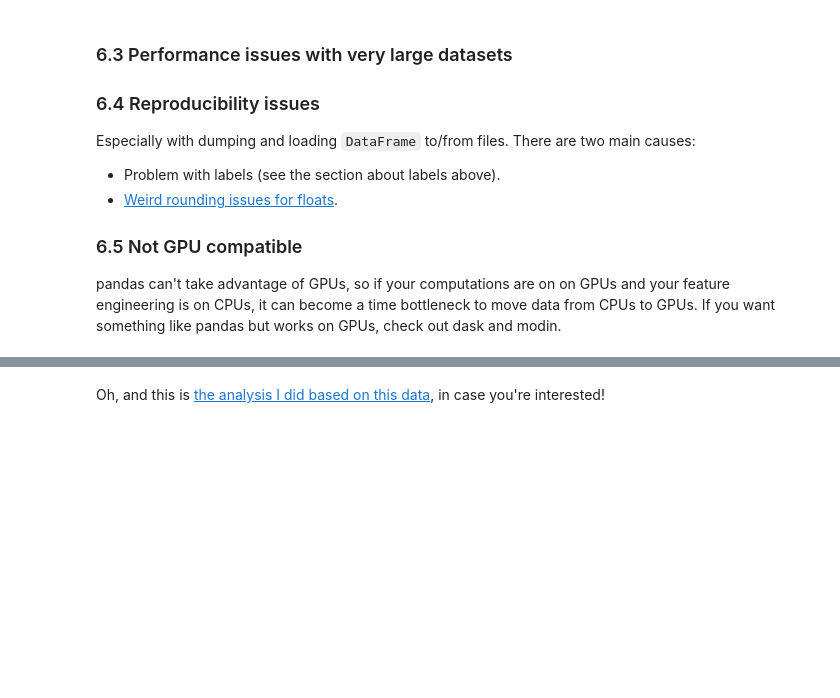
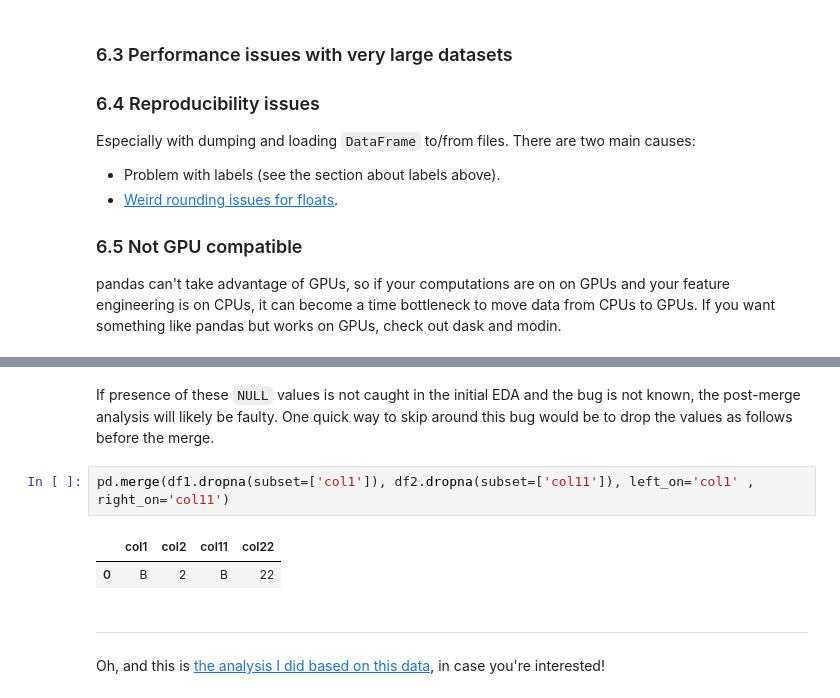
Before and after one commit to chiphuyen/just-pandas-things, a Jupyter notebook: just-pandas-things.ipynb, the cells around one changed output, grey strips where cells are left out. Drawn from its saved outputs; the diff is of its cells as text; blank space fills up the shorter version.

```diff
--- a/just-pandas-things.ipynb
+++ b/just-pandas-things.ipynb
@@ -637,2 +669,10 @@ pandas can't take advantage of GPUs, so if your computations are on on GPUs and
+# %% [markdown]
+If presence of these `NULL` values is not caught in the initial EDA and the bug is not known, the post-merge analysis will likely be faulty. One quick way to skip around this bug would be to drop the values as follows before the merge.
+# %%
+pd.merge(df1.dropna(subset=['col1']), df2.dropna(subset=['col11']), left_on='col1' , right_on='col11')
+# %% [output]
+|  | col1 | col2 | col11 | col22 |
+| 0 | B | 2 | B | 22 |
 # %% [markdown]
+---
 Oh, and this is [the analysis I did based on this data](https://huyenchip.com/2019/08/21/glassdoor-interview-reviews-tech-hiring-cultures.html), in case you're interested!
```
Also changed, not shown: parts of 2 cells of this notebook.
